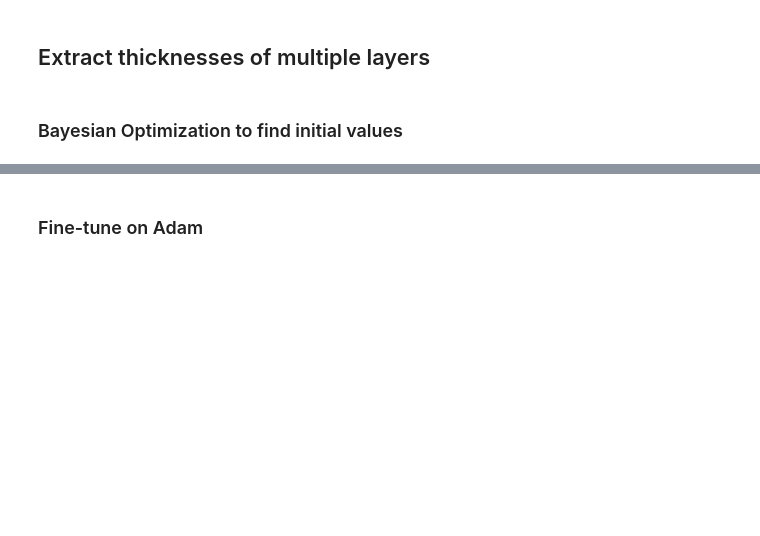
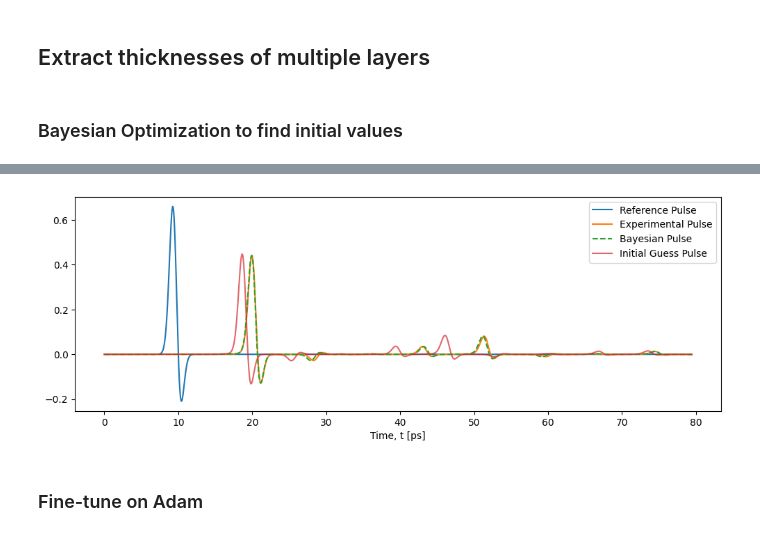
Before and after one commit to tls54/THz-TDS, a Jupyter notebook: Transfer Matrix Method/Bayesian_demonstration.ipynb, the cells around one changed output, grey strips where cells are left out. Cells and saved outputs as stored; diff of their text form; code cells hidden in the pictures; blank space fills up the shorter version.

```diff
--- a/Transfer Matrix Method/Bayesian_demonstration.ipynb
+++ b/Transfer Matrix Method/Bayesian_demonstration.ipynb
@@ -156,13 +181,15 @@ print(Bayesian_params_D)
 # %%
 plt.figure(figsize=(12,4))
-plt.plot(t_axis*1e12, reference_pulse, label='ref pulse')
-plt.plot(t_axis*1e12, experimental_pulse.detach().cpu().numpy(), label='exp pulse')
-plt.plot(t_axis*1e12, Bayesian_pulse_D.detach().cpu().numpy(), label='opt pulse')
-plt.plot(t_axis*1e12, initial_pulse.detach().cpu().numpy(), label='init pulse', alpha=0.5)
+plt.plot(t_axis*1e12, reference_pulse, label='Reference Pulse')
+plt.plot(t_axis*1e12, experimental_pulse.detach().cpu().numpy(), label='Experimental Pulse')
+plt.plot(t_axis*1e12, Bayesian_pulse_D.detach().cpu().numpy(), label='Bayesian Pulse', linestyle='--')
+plt.plot(t_axis*1e12, initial_pulse.detach().cpu().numpy(), label='Initial Guess Pulse', alpha=0.7)
 
 plt.xlabel('Time, t [ps]')
 plt.legend()
 plt.show()
+# %% [output]
+[figure, added]
 # %% [markdown]
 ### Fine-tune on Adam
 # %%
```
Also changed, not shown: parts of 11 cells of this notebook.
